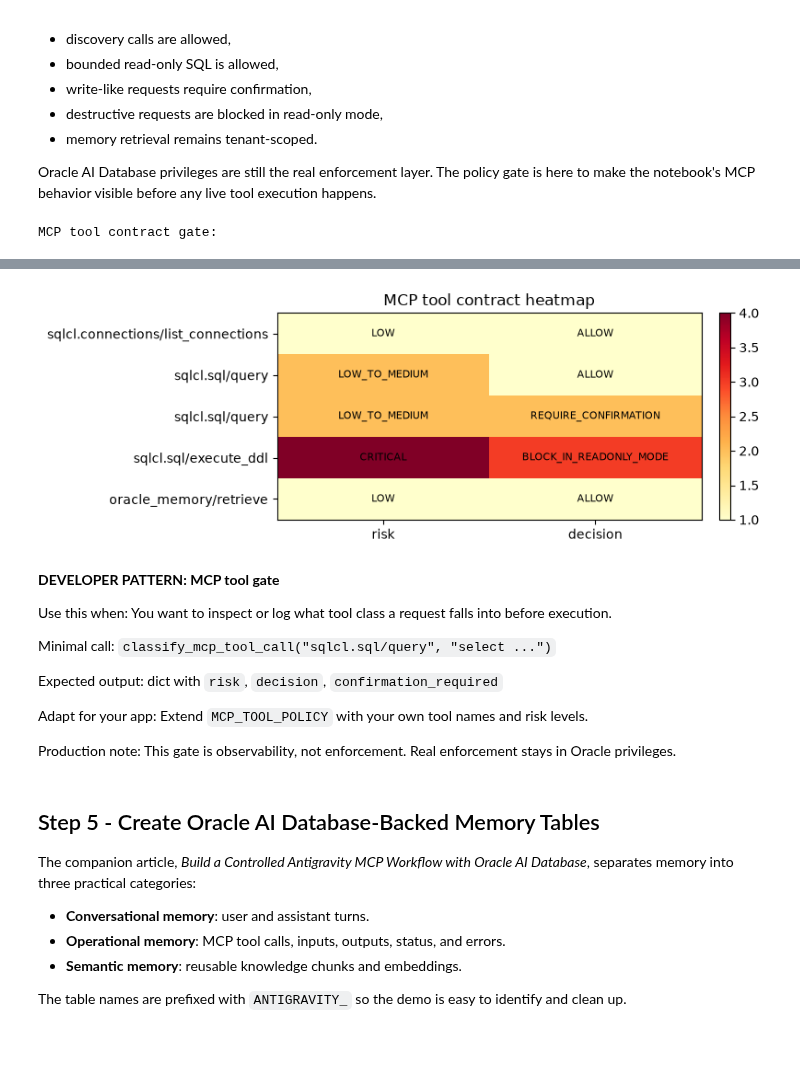
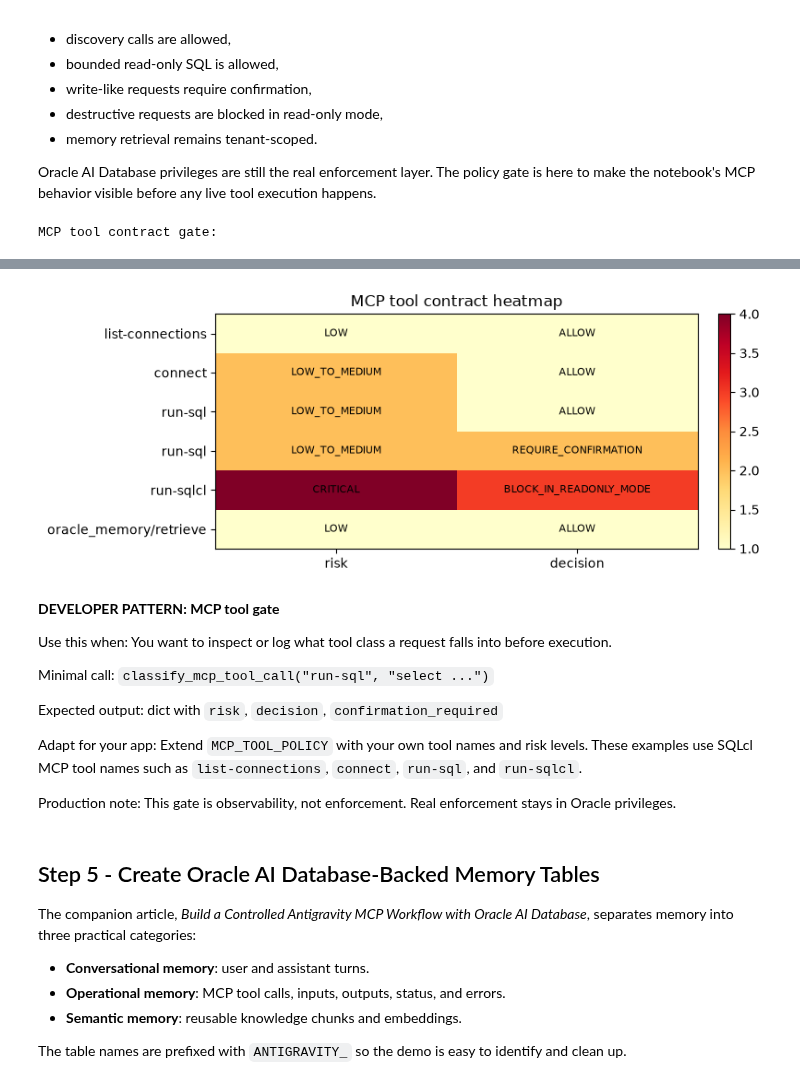
Before and after one commit to oracle-devrel/oracle-ai-developer-hub, a Jupyter notebook: notebooks/antigravity_mcp_oracle_ai_database.ipynb, the cells around one changed output, grey strips where cells are left out. Saved outputs shown, nothing was run; the diff lists cells and outputs as text; code cells hidden in the pictures; blank space fills up the shorter version.

Commit message:
Added review changes

```diff
--- a/notebooks/antigravity_mcp_oracle_ai_database.ipynb
+++ b/notebooks/antigravity_mcp_oracle_ai_database.ipynb
@@ -833,28 +833,28 @@ This cell creates a simple policy gate that classifies tool calls before executi
 Oracle AI Database privileges are still the real enforcement layer. The policy gate is here to make the notebook's MCP behavior visible before any live tool execution happens.
 # %%
 MCP_TOOL_POLICY = {
-    "sqlcl.connections/list_connections": {
+    "list-connections": {
         "readOnlyHint": True,
         "destructiveHint": False,
         "requiresConfirmation": False,
         "risk": "LOW",
         "purpose": "Discover saved SQLcl connection aliases.",
     },
-    "sqlcl.sql/query": {
+    "connect": {
         "readOnlyHint": True,
         "destructiveHint": False,
         "requiresConfirmation": False,
         "risk": "LOW_TO_MEDIUM",
-        "purpose": "Run bounded SELECT statements through SQLcl MCP.",
+        "purpose": "Select a saved SQLcl connection alias such as antigravity_mcp.",
     },
-    "sqlcl.sql/execute_dml": {
-        "readOnlyHint": False,
+    "run-sql": {
+        "readOnlyHint": True,
         "destructiveHint": False,
-        "requiresConfirmation": True,
-        "risk": "HIGH",
-        "purpose": "Data-changing operations require confirmation and scoped privileges.",
+        "requiresConfirmation": False,
+        "risk": "LOW_TO_MEDIUM",
+        "purpose": "Run SQL through SQLcl MCP. The SQL text classifier below still gates write-like or destructive statements.",
     },
-    "sqlcl.sql/execute_ddl": {
+    "run-sqlcl": {
         "readOnlyHint": False,
         "destructiveHint": True,
         "requiresConfirmation": True,
@@ -906,10 +906,11 @@ def classify_mcp_tool_call(tool_name: str, sql_summary: str = "") -> dict:
 
 
 policy_examples = pd.DataFrame([
-    classify_mcp_tool_call("sqlcl.connections/list_connections"),
-    classify_mcp_tool_call("sqlcl.sql/query", "select owner, table_name from all_tables fetch first 10 rows only"),
-    classify_mcp_tool_call("sqlcl.sql/query", "update support_jobs set reviewed = 'Y'"),
-    classify_mcp_tool_call("sqlcl.sql/execute_ddl", "drop table old_memory"),
+    classify_mcp_tool_call("list-connections"),
+    classify_mcp_tool_call("connect", "connect to saved alias antigravity_mcp"),
+    classify_mcp_tool_call("run-sql", "select owner, table_name from all_tables fetch first 10 rows only"),
+    classify_mcp_tool_call("run-sql", "update support_jobs set reviewed = 'Y'"),
+    classify_mcp_tool_call("run-sqlcl", "drop table old_memory"),
     classify_mcp_tool_call("oracle_memory/retrieve", "retrieve tenant scoped MCP setup memory"),
 ])
 
@@ -928,14 +930,14 @@ MCP tool contract gate:
-[figure, old version]
+[figure, new version]
 # %% [markdown]
 **DEVELOPER PATTERN: MCP tool gate**
 
 Use this when: You want to inspect or log what tool class a request falls into before execution.
 
-Minimal call: `classify_mcp_tool_call("sqlcl.sql/query", "select ...")`
+Minimal call: `classify_mcp_tool_call("run-sql", "select ...")`
 
 Expected output: dict with `risk`, `decision`, `confirmation_required`
 
-Adapt for your app: Extend `MCP_TOOL_POLICY` with your own tool names and risk levels.
+Adapt for your app: Extend `MCP_TOOL_POLICY` with your own tool names and risk levels. These examples use SQLcl MCP tool names such as `list-connections`, `connect`, `run-sql`, and `run-sqlcl`.
 
 Production note: This gate is observability, not enforcement. Real enforcement stays in Oracle privileges.
 # %% [markdown]
```
Also changed, not shown: parts of 15 cells of this notebook.
